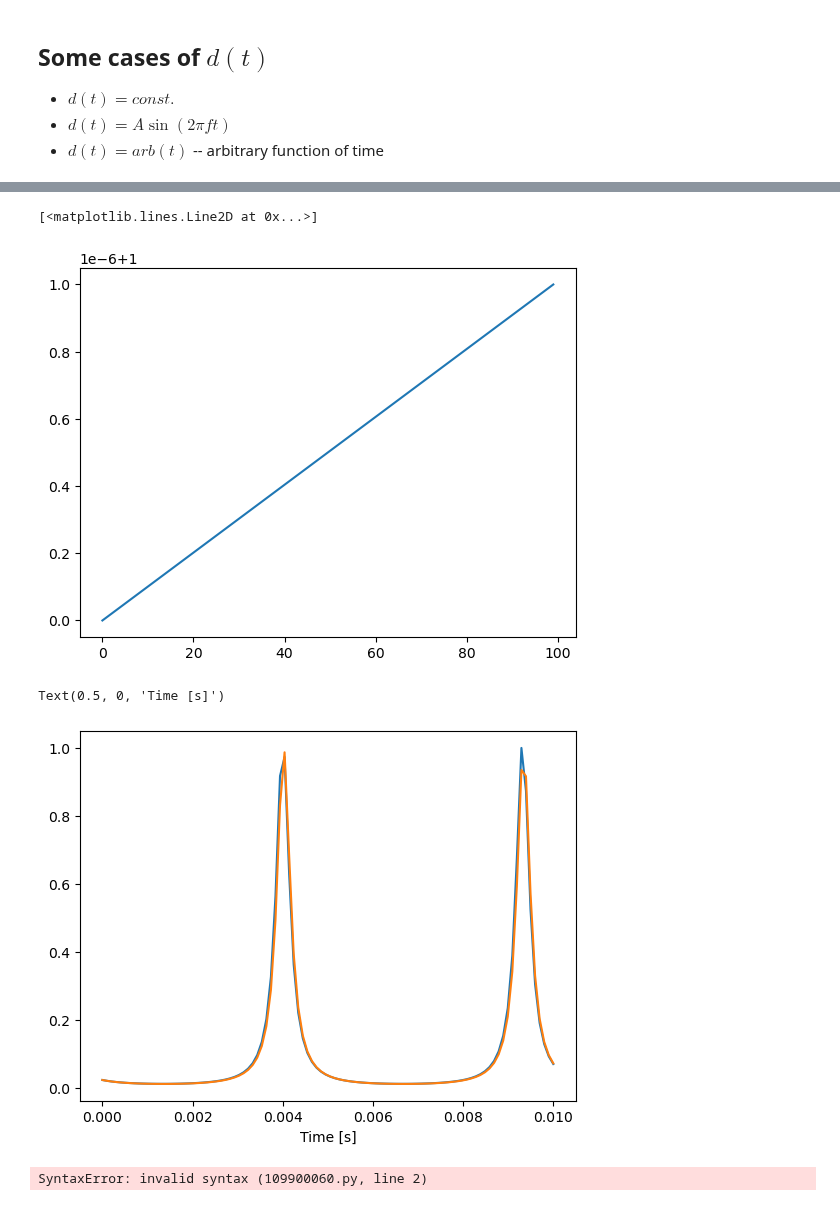
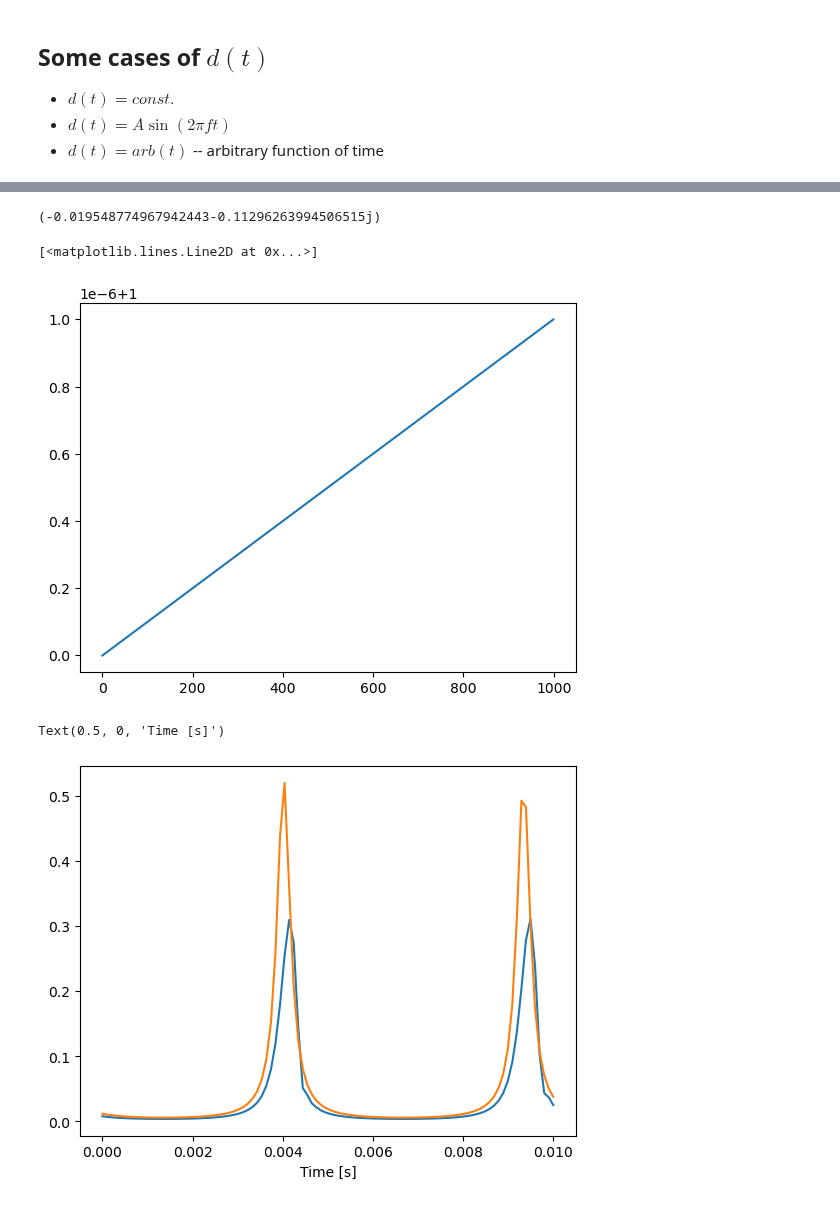
Before and after one commit to matib12/oreonspy, a Jupyter notebook: nb/FP cavity dynamics.ipynb, the cells around one changed output, grey strips where cells are left out. Saved outputs shown, nothing was run; the diff lists cells and outputs as text; code cells hidden in the pictures.

```diff
--- a/nb/FP cavity dynamics.ipynb
+++ b/nb/FP cavity dynamics.ipynb
@@ -22,7 +22,7 @@ where:
 t_a = 0.1
 r_a = 0.9
 r_b = 0.9
-L = .3  # m
+L = 3000  # m
 T = L/const.c  # s
 E_in = 1  #
 lambd = 1064e-9  # m
@@ -91,7 +111,7 @@ gain()
 * $d(t) = A\sin(2\pi f t)$
 * $d(t) = arb(t)$ -- arbitrary function of time
 # %%
-v = 1.e-6/0.01  # m/s
+v = 1.e-6/0.1  # m/s
 
 def d(t):
     # Constant
@@ -176,35 +196,35 @@ def E(t, N=0, recursion_level=0):
     return res
 # %%
 E(0.01)
+# %% [output]
+(-0.019548774967942443-0.11296263994506515j)
 # %%
-number_of_points = 100
+number_of_points = 1000
 
-tdata = np.linspace(0., .01, number_of_points)
+tdata = np.linspace(0., .1, number_of_points)
 
 res = np.zeros(number_of_points)
 # %%
 plt.plot(d(tdata))
 # %% [output]
 [<matplotlib.lines.Line2D at 0x...>]
-[figure, old version]
+[figure, new version]
 # %%
 for idx, t in enumerate(tdata):
     res[idx] = np.abs(E(t, N=3))**2
     #print(dat)
 #print(y)
 # %%
-Adata = Airy(F(), (tdata+0.0013)*k*v)
+Adata = Airy(F(), (tdata+0.013)*k*v)
 # %%
-#plt.plot(tdata, res/gain())
-plt.plot(tdata, res/np.max(res))
-plt.plot(tdata, Adata)
+plt.plot(tdata, res/gain())
+#plt.plot(tdata, res/np.max(res))
+plt.plot(tdata, Adata*gain())
 plt.xlabel("Time [s]")
 # %% [output]
 Text(0.5, 0, 'Time [s]')
-[figure, old version]
+[figure, new version]
 # %%
 def E_in_large_N_limit(t):
     E = t_a *
     return E
-# %% [output]
-SyntaxError: invalid syntax (109900060.py, line 2)
```
Also changed, not shown: parts of 7 cells of this notebook.
